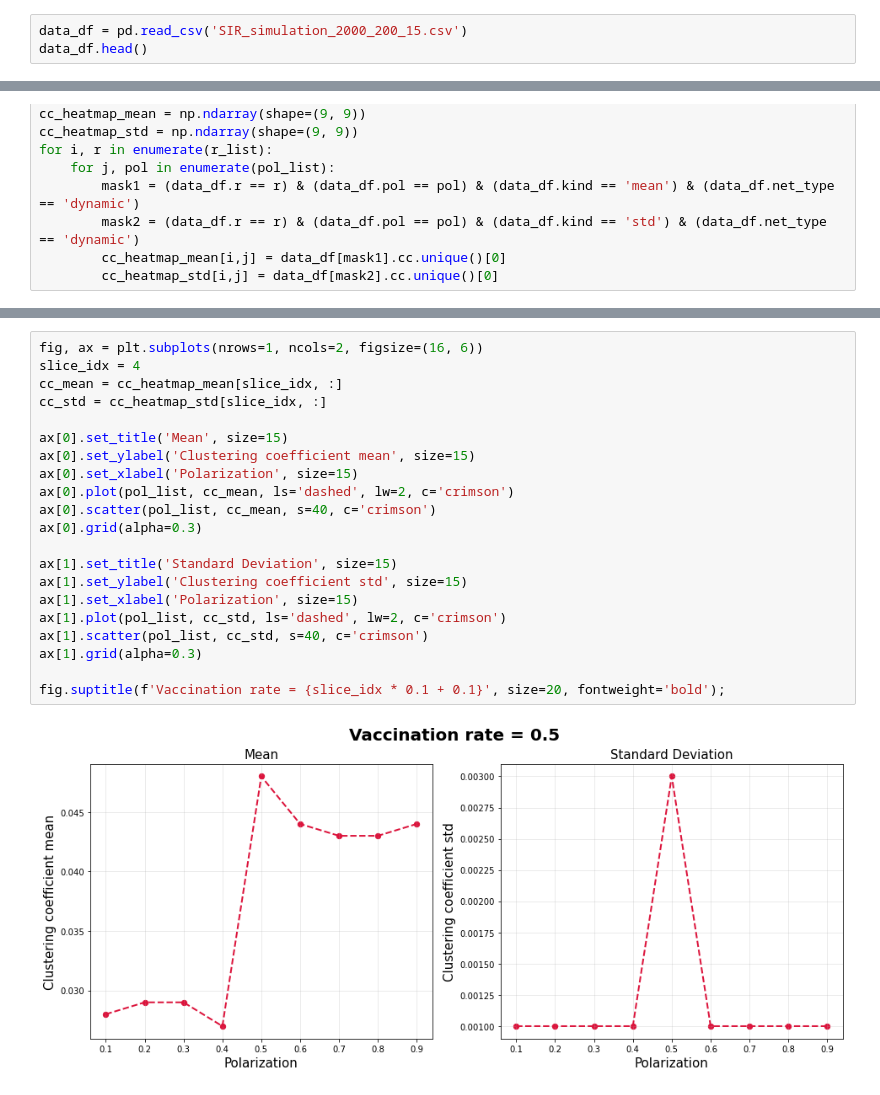
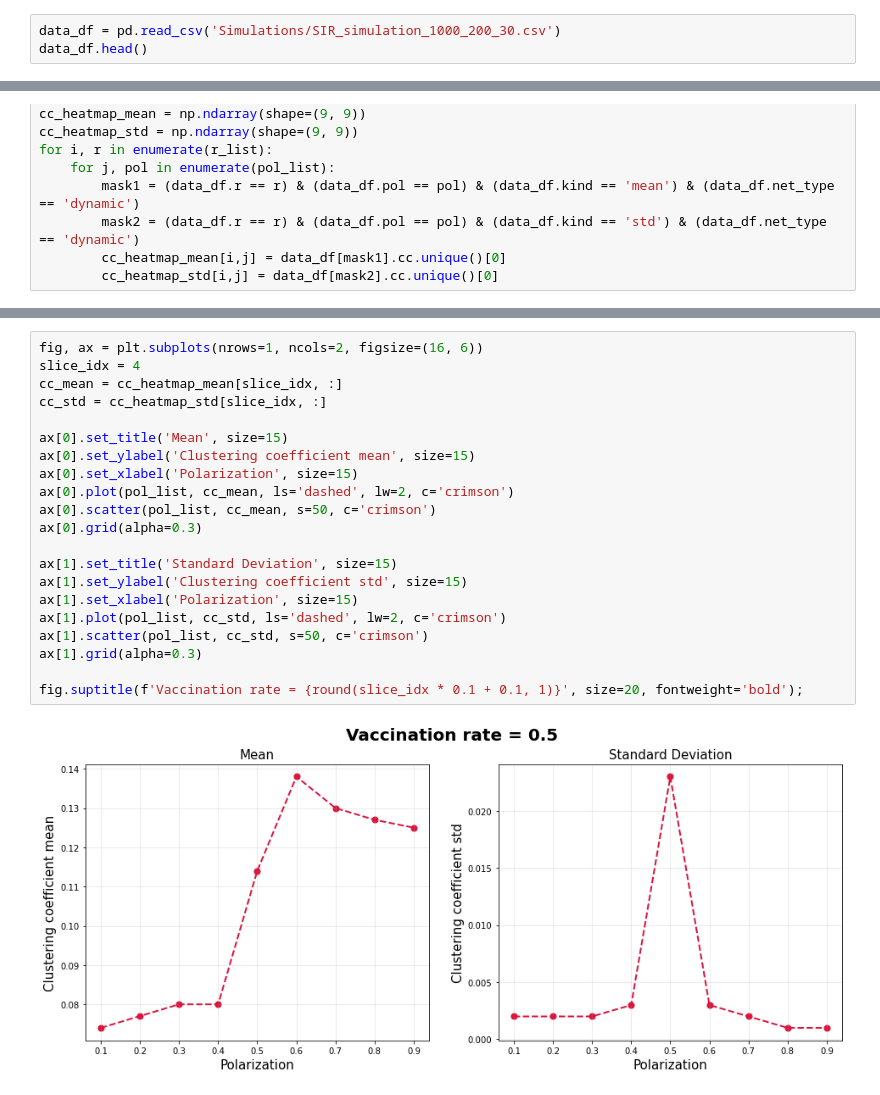
Before and after one commit to michelemcrudele/LDE-Project, a Jupyter notebook: plot_sim_data.ipynb, the cells around one changed output, grey strips where cells are left out. Drawn from its saved outputs; the diff is of its cells as text.

```diff
--- a/plot_sim_data.ipynb
+++ b/plot_sim_data.ipynb
@@ -5,7 +5,7 @@ import pandas as pd
 from matplotlib import cm
 import seaborn as sns
 # %%
-data_df = pd.read_csv('SIR_simulation_2000_200_15.csv')
+data_df = pd.read_csv('Simulations/SIR_simulation_1000_200_30.csv')
 data_df.head()
 # %% [output]
 |  | time | I | pol | r | ar | cc | kind | net_type |
@@ -138,23 +138,23 @@ ax[1].set_title('Clustering coefficient std', size=15);
 # %%
 fig, ax = plt.subplots(nrows=1, ncols=2, figsize=(16, 6))
 slice_idx = 4
 cc_mean = cc_heatmap_mean[slice_idx, :]
 cc_std = cc_heatmap_std[slice_idx, :]
 
 ax[0].set_title('Mean', size=15)
 ax[0].set_ylabel('Clustering coefficient mean', size=15)
 ax[0].set_xlabel('Polarization', size=15)
 ax[0].plot(pol_list, cc_mean, ls='dashed', lw=2, c='crimson')
-ax[0].scatter(pol_list, cc_mean, s=40, c='crimson')
+ax[0].scatter(pol_list, cc_mean, s=50, c='crimson')
 ax[0].grid(alpha=0.3)
 
 ax[1].set_title('Standard Deviation', size=15)
 ax[1].set_ylabel('Clustering coefficient std', size=15)
 ax[1].set_xlabel('Polarization', size=15)
 ax[1].plot(pol_list, cc_std, ls='dashed', lw=2, c='crimson')
-ax[1].scatter(pol_list, cc_std, s=40, c='crimson')
+ax[1].scatter(pol_list, cc_std, s=50, c='crimson')
 ax[1].grid(alpha=0.3)
 
-fig.suptitle(f'Vaccination rate = {slice_idx * 0.1 + 0.1}', size=20, fontweight='bold');
+fig.suptitle(f'Vaccination rate = {round(slice_idx * 0.1 + 0.1, 1)}', size=20, fontweight='bold');
 # %% [output]
-[figure, old version]
+[figure, new version]
```
Also changed, not shown: parts of 7 cells of this notebook, 1 other file.
